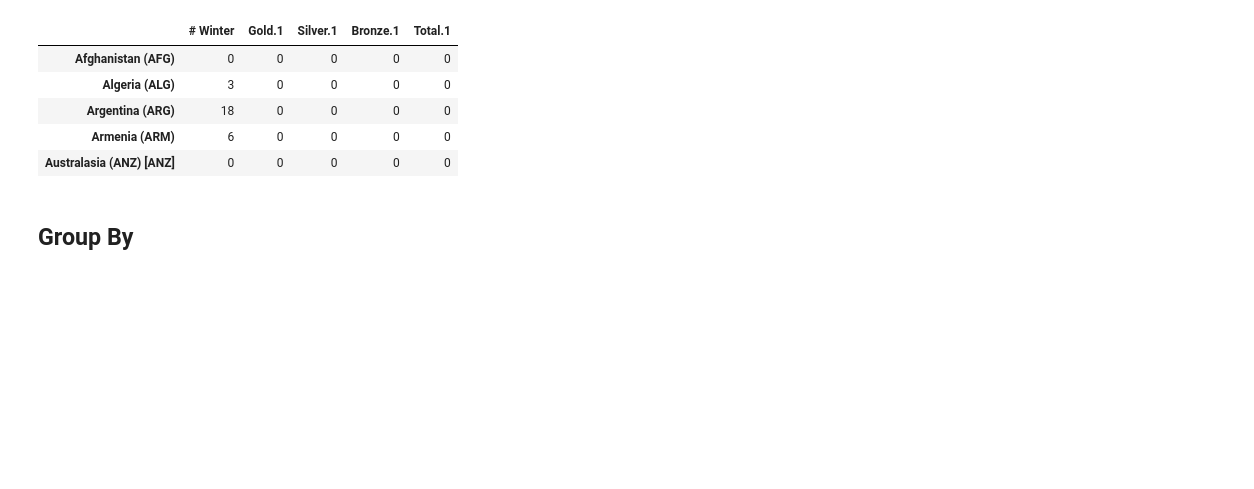
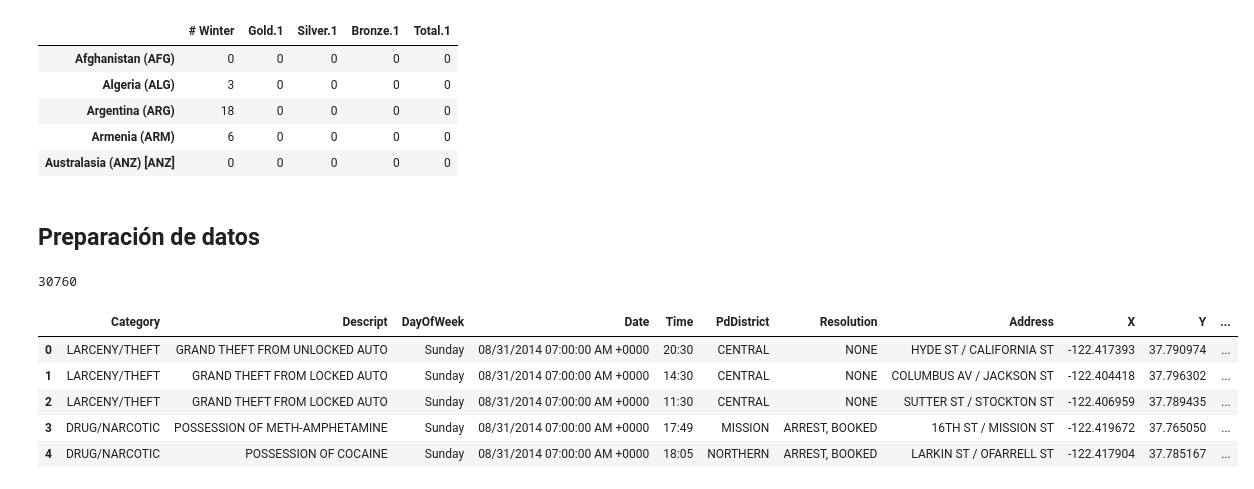
Before and after one commit to FranciscoFavela/Analisis-De-Datos-Masivos, a Jupyter notebook: Dataframes.ipynb, the cells around one changed output. Drawn from its saved outputs; the diff is of its cells as text; code cells hidden in the pictures; blank space fills up the shorter version.

```diff
--- a/Dataframes.ipynb
+++ b/Dataframes.ipynb
@@ -339,4 +336,4 @@ invierno.head()
 | Armenia (ARM) | 6 | 0 | 0 | 0 | 0 |
 | Australasia (ANZ) [ANZ] | 0 | 0 | 0 | 0 | 0 |
 # %% [markdown]
-## Group By<a id='id7'></a>
+## Preparación de datos<a id='id7'></a>
@@ -342,0 +353,4 @@ invierno.head()
+# %%
+len(SF)
+# %% [output]
+30760
@@ -342,0 +360,9 @@ invierno.head()
+# %%
+SF.head()
+# %% [output]
+|  | Category | Descript | DayOfWeek | Date | Time | PdDistrict | Resolution | Address | X | Y | ... |
+| 0 | LARCENY/THEFT | GRAND THEFT FROM UNLOCKED AUTO | Sunday | 08/31/2014 07:00:00 AM +0000 | 20:30 | CENTRAL | NONE | HYDE ST / CALIFORNIA ST | -122.417393 | 37.790974 | ... |
+| 1 | LARCENY/THEFT | GRAND THEFT FROM LOCKED AUTO | Sunday | 08/31/2014 07:00:00 AM +0000 | 14:30 | CENTRAL | NONE | COLUMBUS AV / JACKSON ST | -122.404418 | 37.796302 | ... |
+| 2 | LARCENY/THEFT | GRAND THEFT FROM LOCKED AUTO | Sunday | 08/31/2014 07:00:00 AM +0000 | 11:30 | CENTRAL | NONE | SUTTER ST / STOCKTON ST | -122.406959 | 37.789435 | ... |
+| 3 | DRUG/NARCOTIC | POSSESSION OF METH-AMPHETAMINE | Sunday | 08/31/2014 07:00:00 AM +0000 | 17:49 | MISSION | ARREST, BOOKED | 16TH ST / MISSION ST | -122.419672 | 37.765050 | ... |
+| 4 | DRUG/NARCOTIC | POSSESSION OF COCAINE | Sunday | 08/31/2014 07:00:00 AM +0000 | 18:05 | NORTHERN | ARREST, BOOKED | LARKIN ST / OFARRELL ST | -122.417904 | 37.785167 | ... |
```
Also changed, not shown: parts of 21 cells of this notebook, 1 other file.
